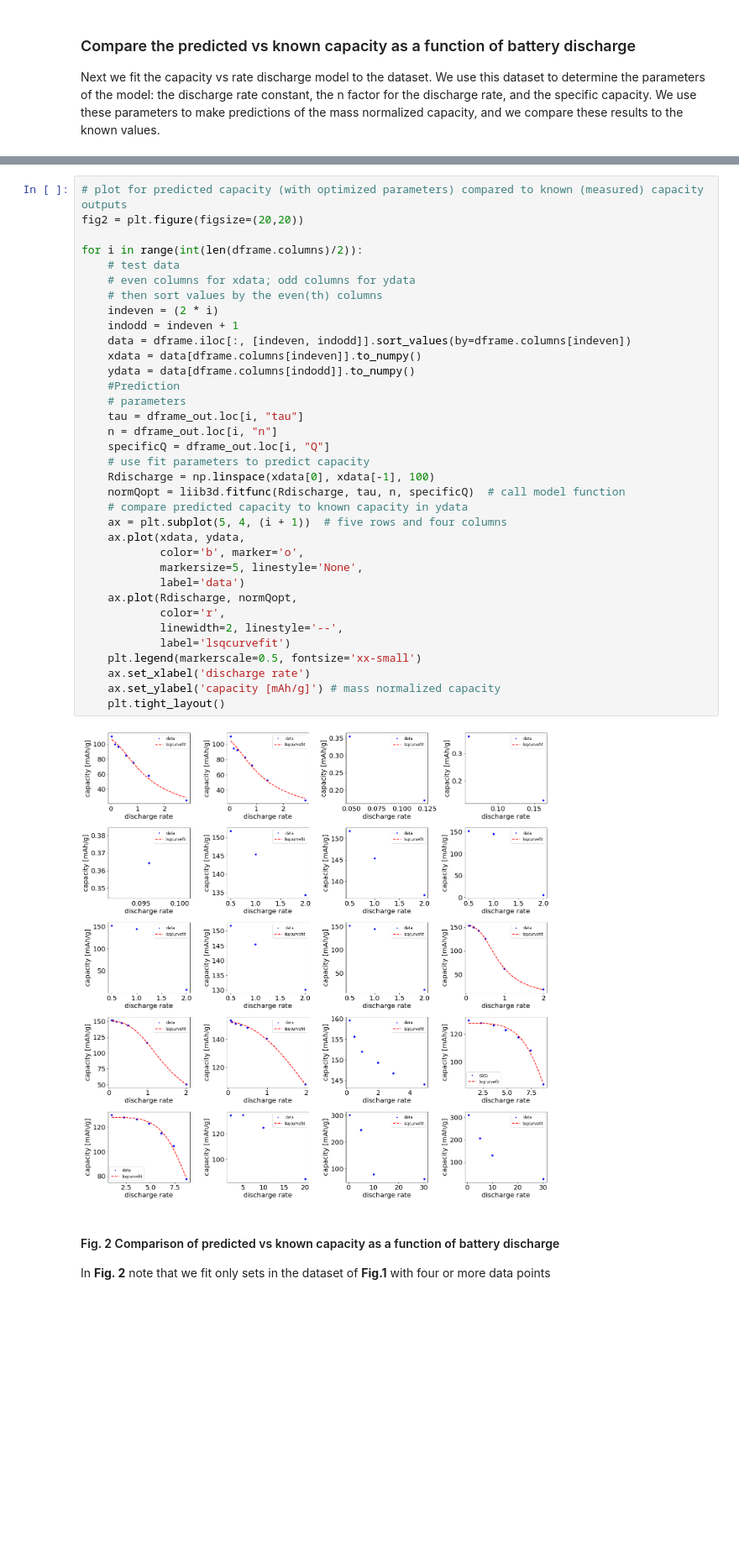
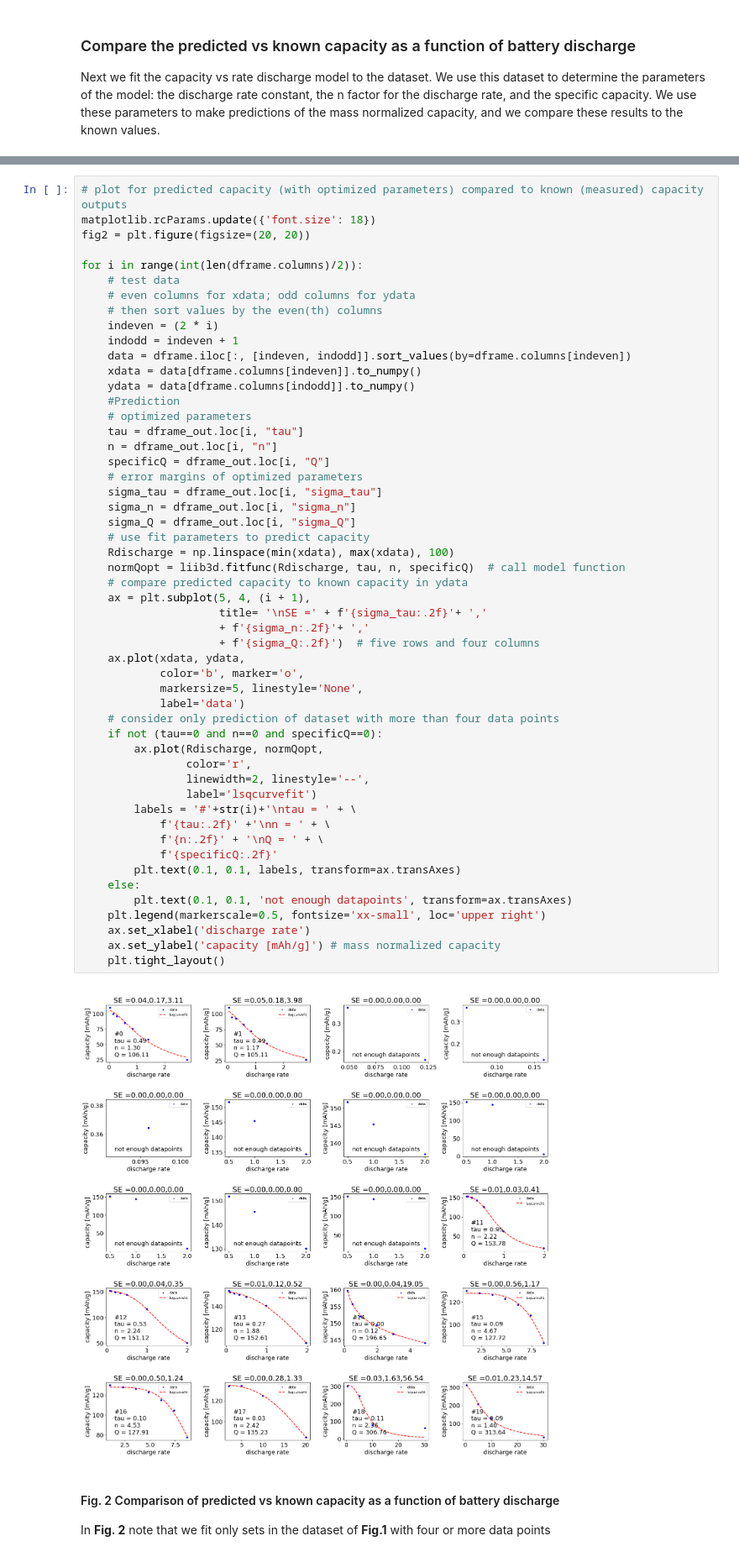
Before and after one commit to BatteryDesign/BatteryRateCap, a Jupyter notebook: Demo/Democurvefit.ipynb, the cells around one changed output, grey strips where cells are left out. Shown at 84% size. Cells and saved outputs as stored; diff of their text form; blank space fills up the shorter version.

Commit message:
add error margins of optimized parameters to visualization

```diff
--- a/Demo/Democurvefit.ipynb
+++ b/Demo/Democurvefit.ipynb
@@ -86,40 +86,57 @@ Note that we fit only sets in the dataset of **Fig.1** with four or  more data p
 # %%
 # plot for predicted capacity (with optimized parameters) compared to known (measured) capacity outputs
-fig2 = plt.figure(figsize=(20,20))
+matplotlib.rcParams.update({'font.size': 18})
+fig2 = plt.figure(figsize=(20, 20))
 
 for i in range(int(len(dframe.columns)/2)):
     # test data
     # even columns for xdata; odd columns for ydata
     # then sort values by the even(th) columns
     indeven = (2 * i)
     indodd = indeven + 1
     data = dframe.iloc[:, [indeven, indodd]].sort_values(by=dframe.columns[indeven])
     xdata = data[dframe.columns[indeven]].to_numpy()
     ydata = data[dframe.columns[indodd]].to_numpy()
     #Prediction
-    # parameters
+    # optimized parameters
     tau = dframe_out.loc[i, "tau"]
     n = dframe_out.loc[i, "n"]
     specificQ = dframe_out.loc[i, "Q"]
+    # error margins of optimized parameters
+    sigma_tau = dframe_out.loc[i, "sigma_tau"]
+    sigma_n = dframe_out.loc[i, "sigma_n"]
+    sigma_Q = dframe_out.loc[i, "sigma_Q"]
     # use fit parameters to predict capacity
-    Rdischarge = np.linspace(xdata[0], xdata[-1], 100)
+    Rdischarge = np.linspace(min(xdata), max(xdata), 100)
     normQopt = liib3d.fitfunc(Rdischarge, tau, n, specificQ)  # call model function
     # compare predicted capacity to known capacity in ydata
-    ax = plt.subplot(5, 4, (i + 1))  # five rows and four columns
+    ax = plt.subplot(5, 4, (i + 1),
+                     title= '\nSE =' + f'{sigma_tau:.2f}'+ ','
+                     + f'{sigma_n:.2f}'+ ','
+                     + f'{sigma_Q:.2f}')  # five rows and four columns
     ax.plot(xdata, ydata,
             color='b', marker='o',
             markersize=5, linestyle='None',
             label='data')
-    ax.plot(Rdischarge, normQopt,
-            color='r',
-            linewidth=2, linestyle='--',
-            label='lsqcurvefit')
-    plt.legend(markerscale=0.5, fontsize='xx-small')
+    # consider only prediction of dataset with more than four data points
+    if not (tau==0 and n==0 and specificQ==0):
+        ax.plot(Rdischarge, normQopt,
+                color='r',
+                linewidth=2, linestyle='--',
+                label='lsqcurvefit')
+        labels = '#'+str(i)+'\ntau = ' + \
+            f'{tau:.2f}' +'\nn = ' + \
+            f'{n:.2f}' + '\nQ = ' + \
+            f'{specificQ:.2f}'
+        plt.text(0.1, 0.1, labels, transform=ax.transAxes)
+    else:
+        plt.text(0.1, 0.1, 'not enough datapoints', transform=ax.transAxes)
+    plt.legend(markerscale=0.5, fontsize='xx-small', loc='upper right')
     ax.set_xlabel('discharge rate')
     ax.set_ylabel('capacity [mAh/g]') # mass normalized capacity
     plt.tight_layout()
 # %% [output]
-[figure, old version]
+[figure, new version]
 # %% [markdown]
 #### Fig. 2 Comparison of predicted vs known capacity as a function of battery discharge
 In **Fig. 2** note that we fit only sets in the dataset of **Fig.1** with four or  more data points
```
Also changed, not shown: parts of 7 cells of this notebook.
